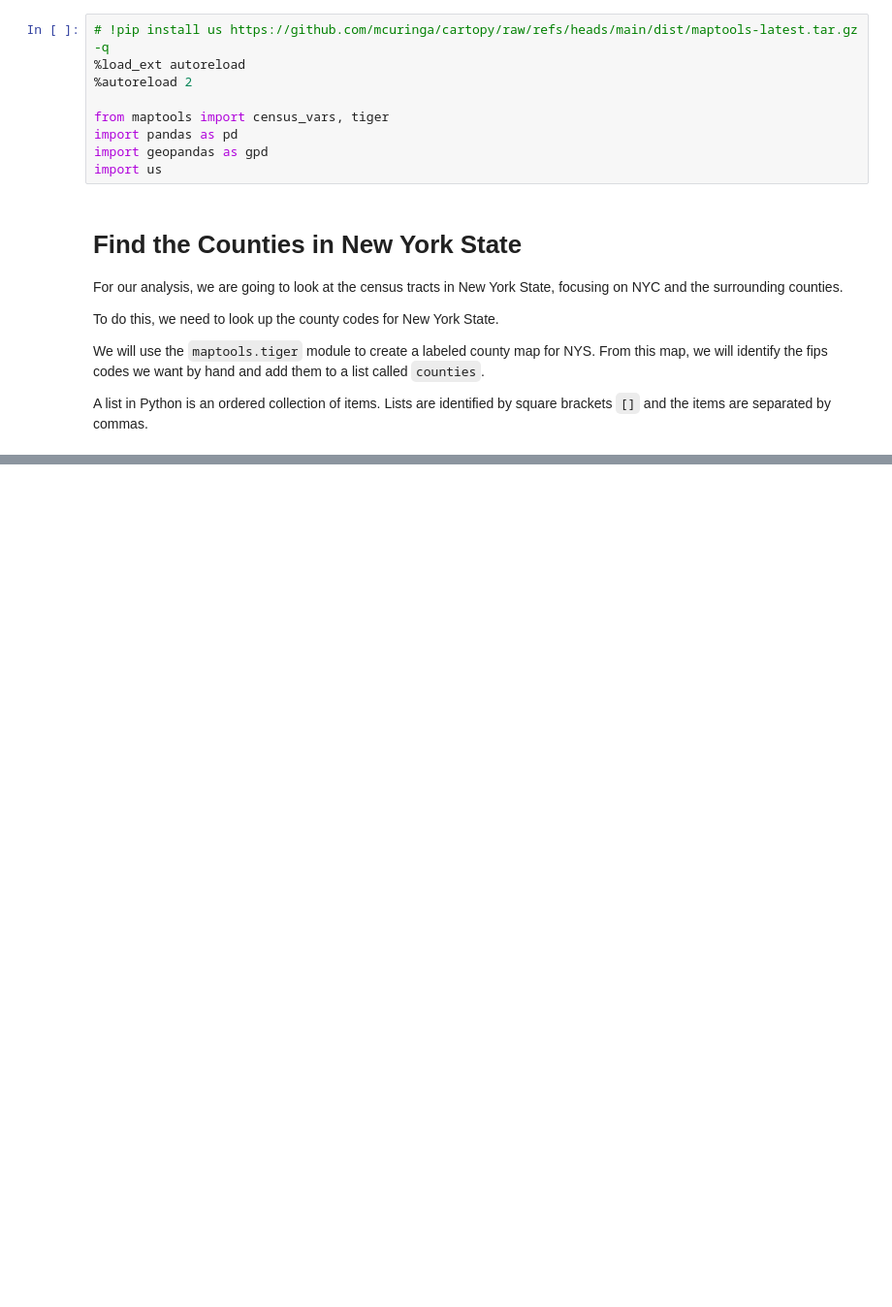
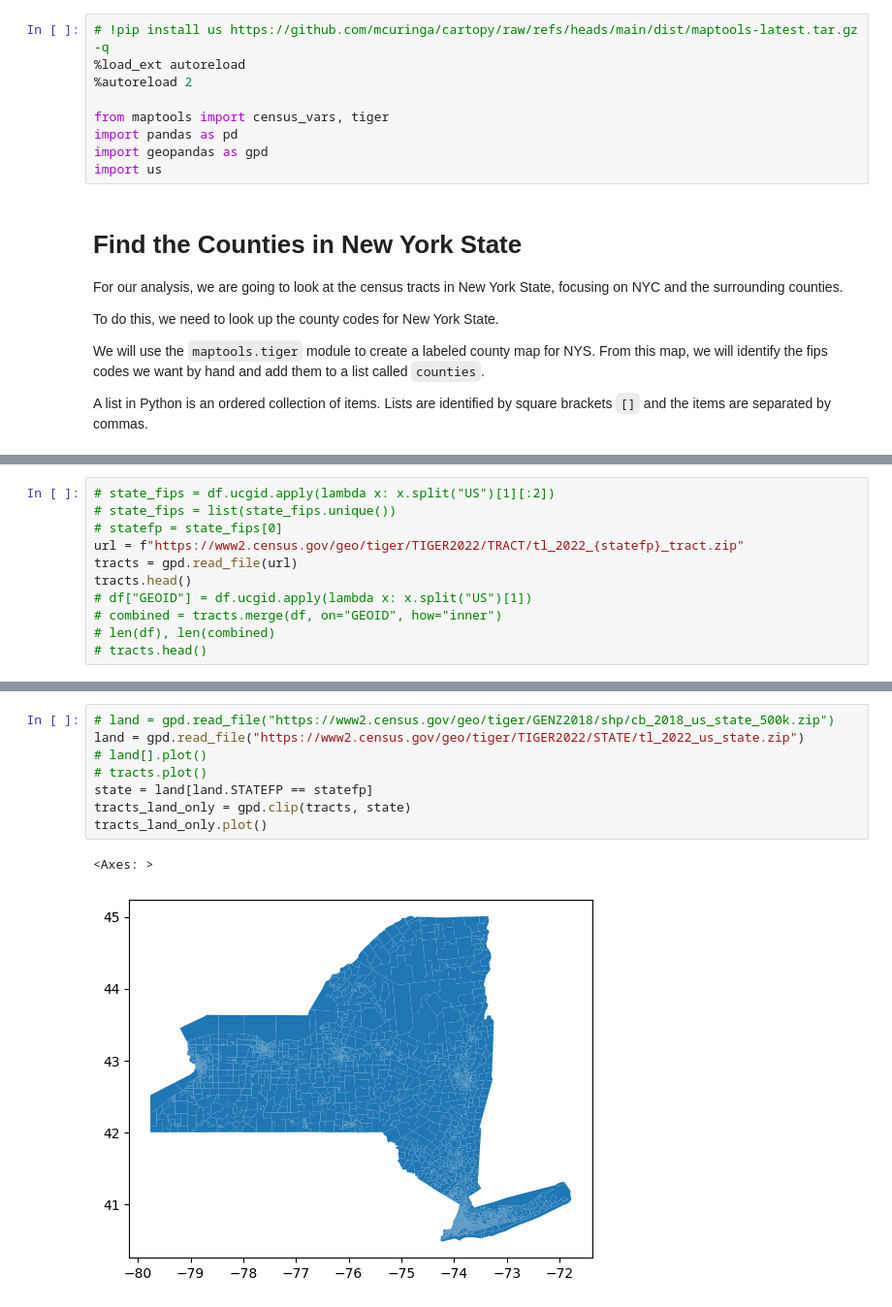
Before and after one commit to mcuringa/cartopy, a Jupyter notebook: notebooks/Census_Tracts.ipynb, the cells around one changed output, grey strips where cells are left out. Shown at 97% size. Saved outputs shown, nothing was run; the diff lists cells and outputs as text; blank space fills up the shorter version.

```diff
--- a/notebooks/Census_Tracts.ipynb
+++ b/notebooks/Census_Tracts.ipynb
@@ -60,0 +68,11 @@ df.head(5)
+# %%
+# state_fips = df.ucgid.apply(lambda x: x.split("US")[1][:2])
+# state_fips = list(state_fips.unique())
+# statefp = state_fips[0]
+url = f"https://www2.census.gov/geo/tiger/TIGER2022/TRACT/tl_2022_{statefp}_tract.zip"
+tracts = gpd.read_file(url)
+tracts.head()
+# df["GEOID"] = df.ucgid.apply(lambda x: x.split("US")[1])
+# combined = tracts.merge(df, on="GEOID", how="inner")
+# len(df), len(combined)
+# tracts.head()
@@ -60,0 +86,11 @@ df.head(5)
+# %%
+# land = gpd.read_file("https://www2.census.gov/geo/tiger/GENZ2018/shp/cb_2018_us_state_500k.zip")
+land = gpd.read_file("https://www2.census.gov/geo/tiger/TIGER2022/STATE/tl_2022_us_state.zip")
+# land[].plot()
+# tracts.plot()
+state = land[land.STATEFP == statefp]
+tracts_land_only = gpd.clip(tracts, state)
+tracts_land_only.plot()
+# %% [output]
+<Axes: >
+[figure, added]
```
Also changed, not shown: parts of 4 cells of this notebook.
